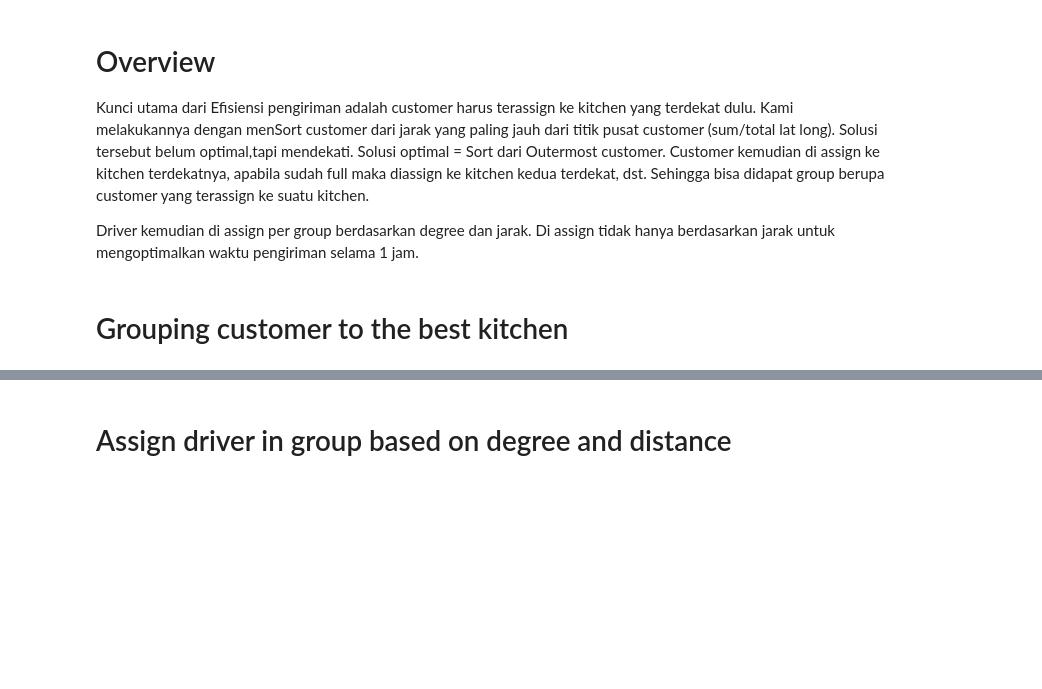
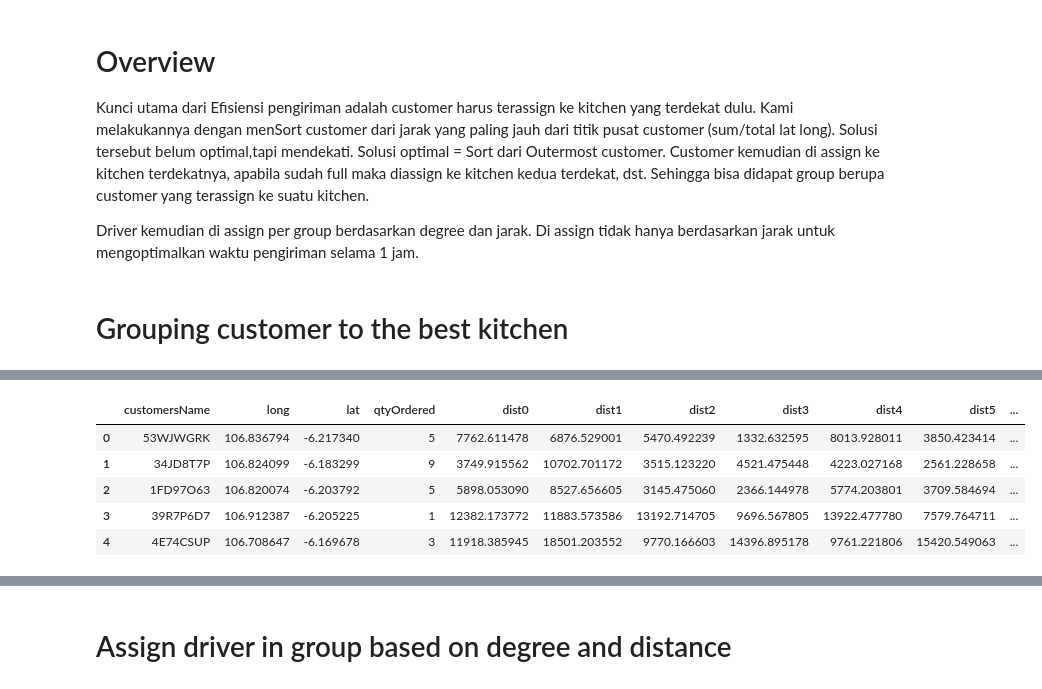
Before and after one commit to ken-kurniawanen/tugas-sains-manajemen, a Jupyter notebook: kulina.ipynb, the cells around one changed output, grey strips where cells are left out. Drawn from its saved outputs; the diff is of its cells as text; code cells hidden in the pictures; blank space fills up the shorter version.

```diff
--- a/kulina.ipynb
+++ b/kulina.ipynb
@@ -69,18 +122,32 @@ lat_centroid = sum(customer['lat'])/len(customer)
 # %%
 wgs84_geod = Geod(ellps='WGS84') #Distance will be measured on this ellipsoid - more accurate than a spherical method katanya
 
 #Get distance between pairs of lat-lon points
 def Distance(lat1,lon1,lat2,lon2):
   az12,az21,dist = wgs84_geod.inv(lon1,lat1,lon2,lat2)
   return dist
 
 
 
 #Add/update a column to the data frame with the distances (in metres)
 customer1['dist0'] = Distance(customer1['lat'].tolist(),customer1['long'].tolist(),[kitchen['lat'].iloc[0]]*len(customer),[kitchen['long'].iloc[0]]*len(customer))
-customer1['dist1'] = Distance(customer1['lat'].tolist(),customer1['long'].tolist(),[kitchen['lat'].iloc[1]]*len(customer),[kitchen['long'].iloc[0]]*len(customer))
-customer1['dist2'] = Distance(customer1['lat'].tolist(),customer1['long'].tolist(),[kitchen['lat'].iloc[2]]*len(customer),[kitchen['long'].iloc[0]]*len(customer))
-customer1['dist3'] = Distance(customer1['lat'].tolist(),customer1['long'].tolist(),[kitchen['lat'].iloc[3]]*len(customer),[kitchen['long'].iloc[0]]*len(customer))
-customer1['dist4'] = Distance(customer1['lat'].tolist(),customer1['long'].tolist(),[kitchen['lat'].iloc[4]]*len(customer),[kitchen['long'].iloc[0]]*len(customer))
-customer1['dist5'] = Distance(customer1['lat'].tolist(),customer1['long'].tolist(),[kitchen['lat'].iloc[5]]*len(customer),[kitchen['long'].iloc[0]]*len(customer))
-customer1['dist6'] = Distance(customer1['lat'].tolist(),customer1['long'].tolist(),[kitchen['lat'].iloc[6]]*len(customer),[kitchen['long'].iloc[0]]*len(customer))
+customer1['dist1'] = Distance(customer1['lat'].tolist(),customer1['long'].tolist(),[kitchen['lat'].iloc[1]]*len(customer),[kitchen['long'].iloc[1]]*len(customer))
+customer1['dist2'] = Distance(customer1['lat'].tolist(),customer1['long'].tolist(),[kitchen['lat'].iloc[2]]*len(customer),[kitchen['long'].iloc[2]]*len(customer))
+customer1['dist3'] = Distance(customer1['lat'].tolist(),customer1['long'].tolist(),[kitchen['lat'].iloc[3]]*len(customer),[kitchen['long'].iloc[3]]*len(customer))
+customer1['dist4'] = Distance(customer1['lat'].tolist(),customer1['long'].tolist(),[kitchen['lat'].iloc[4]]*len(customer),[kitchen['long'].iloc[4]]*len(customer))
+customer1['dist5'] = Distance(customer1['lat'].tolist(),customer1['long'].tolist(),[kitchen['lat'].iloc[5]]*len(customer),[kitchen['long'].iloc[5]]*len(customer))
+customer1['dist6'] = Distance(customer1['lat'].tolist(),customer1['long'].tolist(),[kitchen['lat'].iloc[6]]*len(customer),[kitchen['long'].iloc[6]]*len(customer))
+
+# Minimum distance
+#customer1['Minimum'] = customer1.loc[:, ['dist0', 'dist1', 'dist2', 'dist3', 'dist4', 'dist5', 'dist6']].min(axis=1)
+
+a = pd.DataFrame(np.sort(customer1[['dist0','dist1','dist2','dist3','dist4','dist5','dist6']].values)[:,:3], columns=['nearest','2nearest', '3nearest'])
+customer1 = customer1.join(a)
+customer1.head()
+# %% [output]
+|  | customersName | long | lat | qtyOrdered | dist0 | dist1 | dist2 | dist3 | dist4 | dist5 | ... |
+| 0 | 53WJWGRK | 106.836794 | -6.217340 | 5 | 7762.611478 | 6876.529001 | 5470.492239 | 1332.632595 | 8013.928011 | 3850.423414 | ... |
+| 1 | 34JD8T7P | 106.824099 | -6.183299 | 9 | 3749.915562 | 10702.701172 | 3515.123220 | 4521.475448 | 4223.027168 | 2561.228658 | ... |
+| 2 | 1FD97O63 | 106.820074 | -6.203792 | 5 | 5898.053090 | 8527.656605 | 3145.475060 | 2366.144978 | 5774.203801 | 3709.584694 | ... |
+| 3 | 39R7P6D7 | 106.912387 | -6.205225 | 1 | 12382.173772 | 11883.573586 | 13192.714705 | 9696.567805 | 13922.477780 | 7579.764711 | ... |
+| 4 | 4E74CSUP | 106.708647 | -6.169678 | 3 | 11918.385945 | 18501.203552 | 9770.166603 | 14396.895178 | 9761.221806 | 15420.549063 | ... |
```
Also changed, not shown: parts of 18 cells of this notebook, 1 other file.
